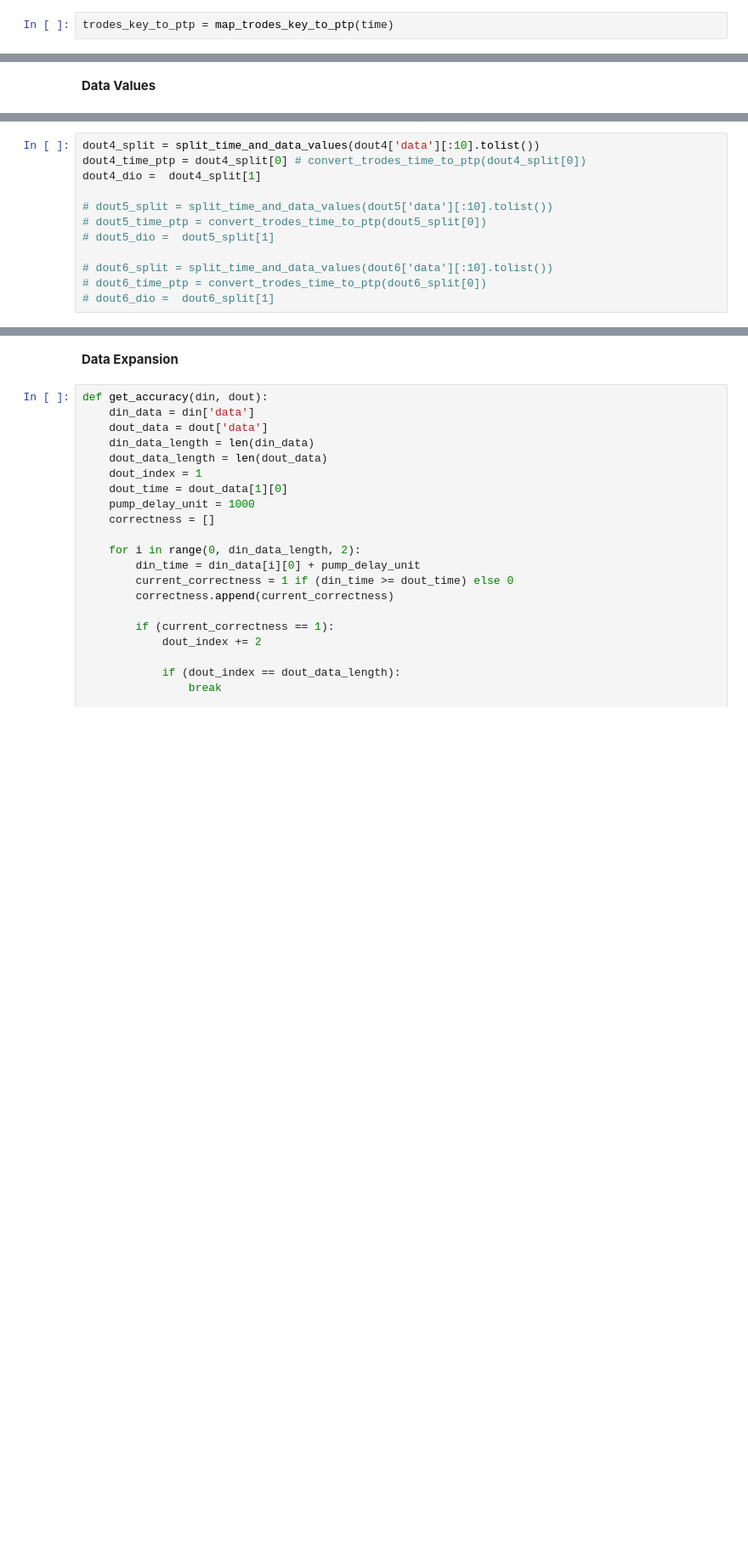
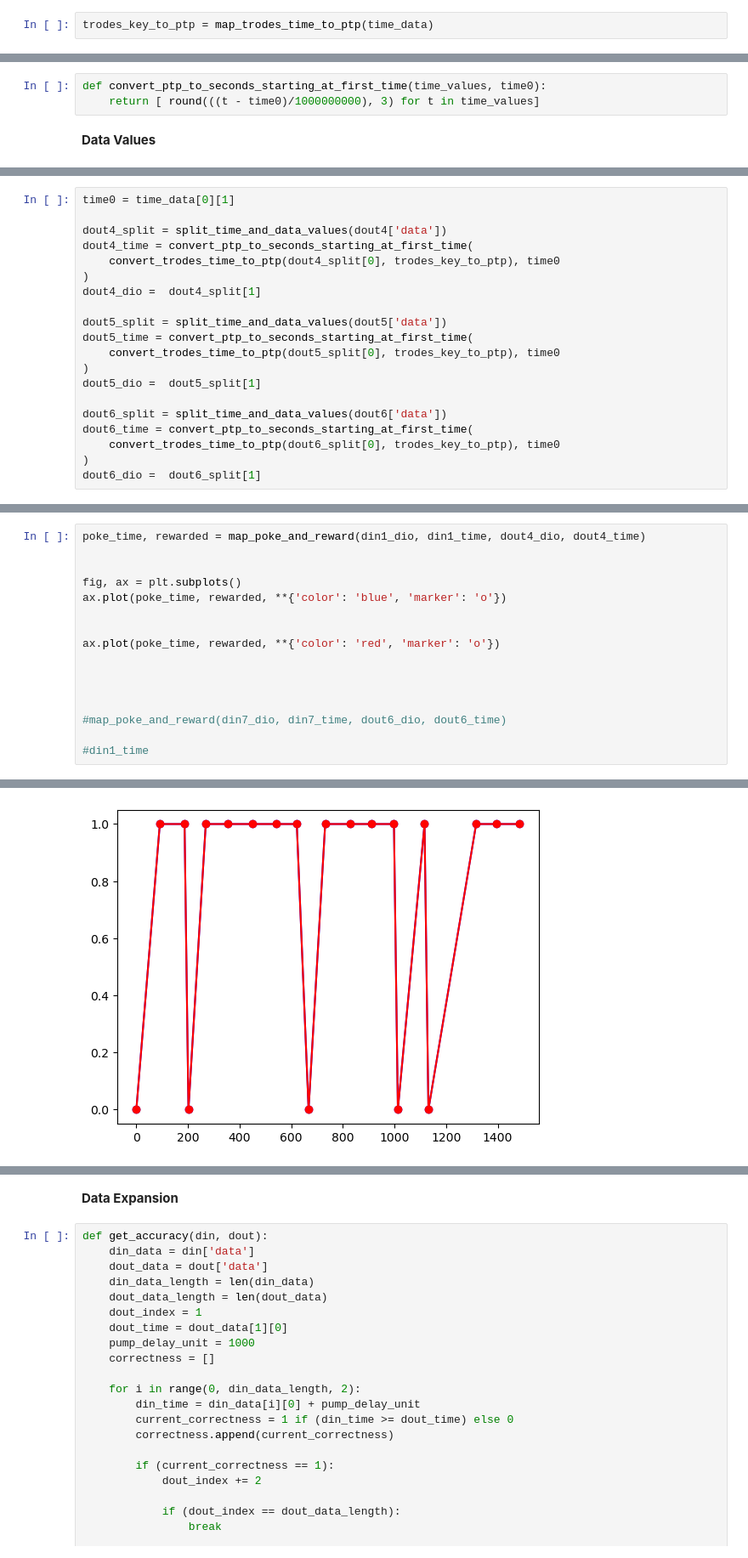
Before and after one commit to zoldello/phil-spyglass-analysis, a Jupyter notebook: w-track-performance.ipynb, the cells around one changed output, grey strips where cells are left out. Shown: that part at 85% size. Cells and saved outputs as stored; diff of their text form; blank space fills up the shorter version.

```diff
--- a/w-track-performance.ipynb
+++ b/w-track-performance.ipynb
@@ -135,4 +129,4 @@ dout6 = readTrodesExtractedDataFile(f'{dio_path}.dio_ECU_Dout6.dat')
 # %% [markdown]
 **Time Map**
 # %%
-trodes_key_to_ptp = map_trodes_key_to_ptp(time)
+trodes_key_to_ptp = map_trodes_time_to_ptp(time_data)
@@ -139,3 +135,6 @@ trodes_key_to_ptp = map_trodes_key_to_ptp(time)
+# %%
+def convert_ptp_to_seconds_starting_at_first_time(time_values, time0):
+    return [ round(((t - time0)/1000000000), 3) for t in time_values]
 # %% [markdown]
 **Data Values**
 # %%
@@ -152,13 +159,21 @@ din7_time_ptp = convert_trodes_time_to_ptp(din7_split[0])
 din7_dio =  din1_split[1]
 # %%
-dout4_split = split_time_and_data_values(dout4['data'][:10].tolist())
-dout4_time_ptp = dout4_split[0] # convert_trodes_time_to_ptp(dout4_split[0])
+time0 = time_data[0][1]
+
+dout4_split = split_time_and_data_values(dout4['data'])
+dout4_time = convert_ptp_to_seconds_starting_at_first_time(
+    convert_trodes_time_to_ptp(dout4_split[0], trodes_key_to_ptp), time0
+)
 dout4_dio =  dout4_split[1]
 
-# dout5_split = split_time_and_data_values(dout5['data'][:10].tolist())
-# dout5_time_ptp = convert_trodes_time_to_ptp(dout5_split[0])
-# dout5_dio =  dout5_split[1]
+dout5_split = split_time_and_data_values(dout5['data'])
+dout5_time = convert_ptp_to_seconds_starting_at_first_time(
+    convert_trodes_time_to_ptp(dout5_split[0], trodes_key_to_ptp), time0
+)
+dout5_dio =  dout5_split[1]
 
-# dout6_split = split_time_and_data_values(dout6['data'][:10].tolist())
-# dout6_time_ptp = convert_trodes_time_to_ptp(dout6_split[0])
-# dout6_dio =  dout6_split[1]
+dout6_split = split_time_and_data_values(dout6['data'])
+dout6_time = convert_ptp_to_seconds_starting_at_first_time(
+    convert_trodes_time_to_ptp(dout6_split[0], trodes_key_to_ptp), time0
+)
+dout6_dio =  dout6_split[1]
@@ -209,0 +286,17 @@ trodes_key_to_ptp
+# %%
+poke_time, rewarded = map_poke_and_reward(din1_dio, din1_time, dout4_dio, dout4_time)
+
+
+fig, ax = plt.subplots()
+ax.plot(poke_time, rewarded, **{'color': 'blue', 'marker': 'o'})
+
+
+ax.plot(poke_time, rewarded, **{'color': 'red', 'marker': 'o'})
+
+
+
+
+#map_poke_and_reward(din7_dio, din7_time, dout6_dio, dout6_time)
+
+#din1_time
+# %% [output]
@@ -209,0 +304 @@ trodes_key_to_ptp
+[figure, added]
```
Also changed, not shown: parts of 56 cells of this notebook, 1 other file.
